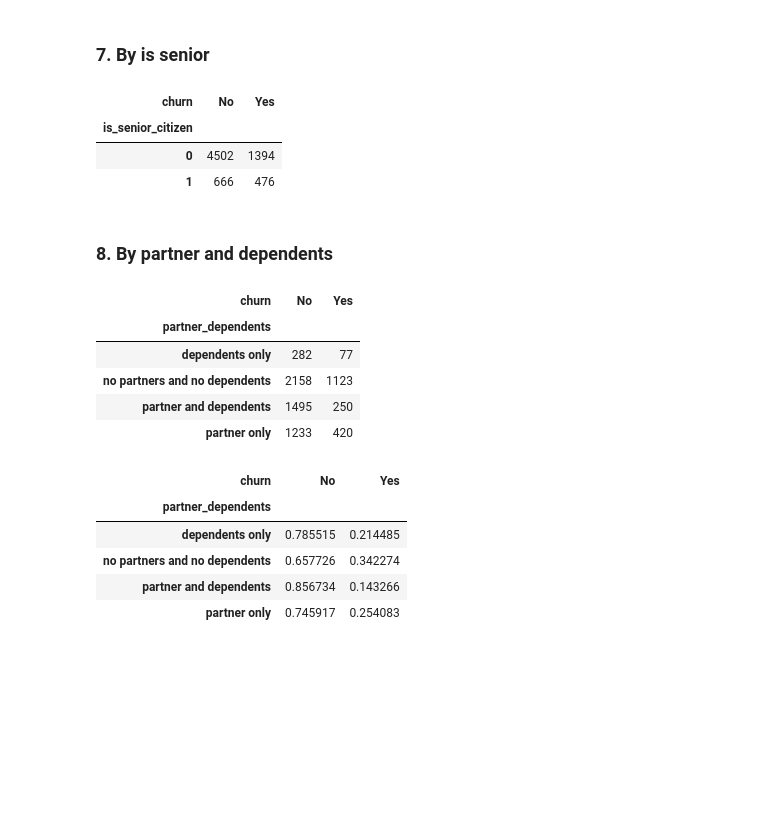
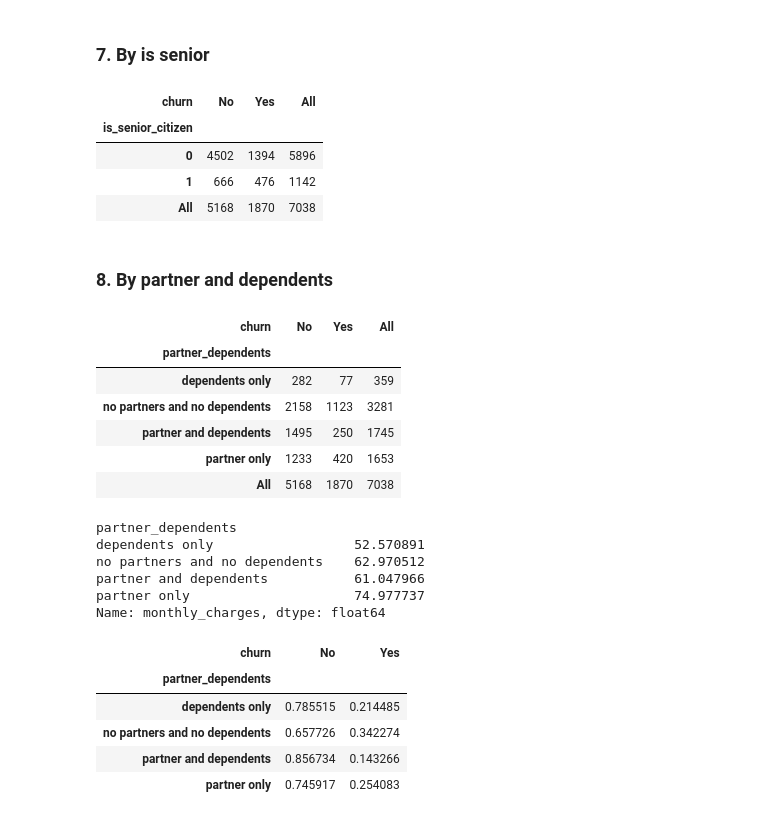
Before and after one commit to Chenchen070/story_telling, a Jupyter notebook: Storytelling analysis.ipynb, the cells around one changed output. Drawn from its saved outputs; the diff is of its cells as text; code cells hidden in the pictures; blank space fills up the shorter version.

```diff
--- a/Storytelling analysis.ipynb
+++ b/Storytelling analysis.ipynb
@@ -99,3 +103,6 @@ df.head()
 | 3 | 0011-IGKFF | Male | 1 | Yes | No | one_line | Fiber_optic | ... |
 | 4 | 0013-EXCHZ | Female | 1 | Yes | No | one_line | Fiber_optic | ... |
 5 rows × 26 columns
+# %%
+df['service_type'] = df.service_type.replace('intertnet+phone', 'internet+phone')
+df.head()
@@ -222,24 +262,36 @@ pd.crosstab(df.gender, df.churn, normalize = 'index')
 # %% [markdown]
 ### 7. By is senior
 # %%
-pd.crosstab(df.is_senior_citizen, df.churn)
+pd.crosstab(df.is_senior_citizen, df.churn, margins=True)
 # No. Senior is a very small portion of total.
 # %% [output]
-| churn | No | Yes |
-| is_senior_citizen |  |  |
-| 0 | 4502 | 1394 |
-| 1 | 666 | 476 |
+| churn | No | Yes | All |
+| is_senior_citizen |  |  |  |
+| 0 | 4502 | 1394 | 5896 |
+| 1 | 666 | 476 | 1142 |
+| All | 5168 | 1870 | 7038 |
 # %% [markdown]
 ### 8. By partner and dependents
 # %%
-pd.crosstab(df.partner_dependents, df.churn)
+pd.crosstab(df.partner_dependents, df.churn, margins=True)
+# customer with no partners and no dependents has higher churn. So customers group need to be focues on.
 # %% [output]
-| churn | No | Yes |
-| partner_dependents |  |  |
-| dependents only | 282 | 77 |
-| no partners and no dependents | 2158 | 1123 |
-| partner and dependents | 1495 | 250 |
-| partner only | 1233 | 420 |
+| churn | No | Yes | All |
+| partner_dependents |  |  |  |
+| dependents only | 282 | 77 | 359 |
+| no partners and no dependents | 2158 | 1123 | 3281 |
+| partner and dependents | 1495 | 250 | 1745 |
+| partner only | 1233 | 420 | 1653 |
+| All | 5168 | 1870 | 7038 |
+# %%
+df.groupby('partner_dependents').monthly_charges.mean()
+# %% [output]
+partner_dependents
+dependents only                  52.570891
+no partners and no dependents    62.970512
+partner and dependents           61.047966
+partner only                     74.977737
+Name: monthly_charges, dtype: float64
 # %%
 pd.crosstab(df.partner_dependents, df.churn, normalize = 'index')
 # %% [output]
```
Also changed, not shown: parts of 35 cells of this notebook.
